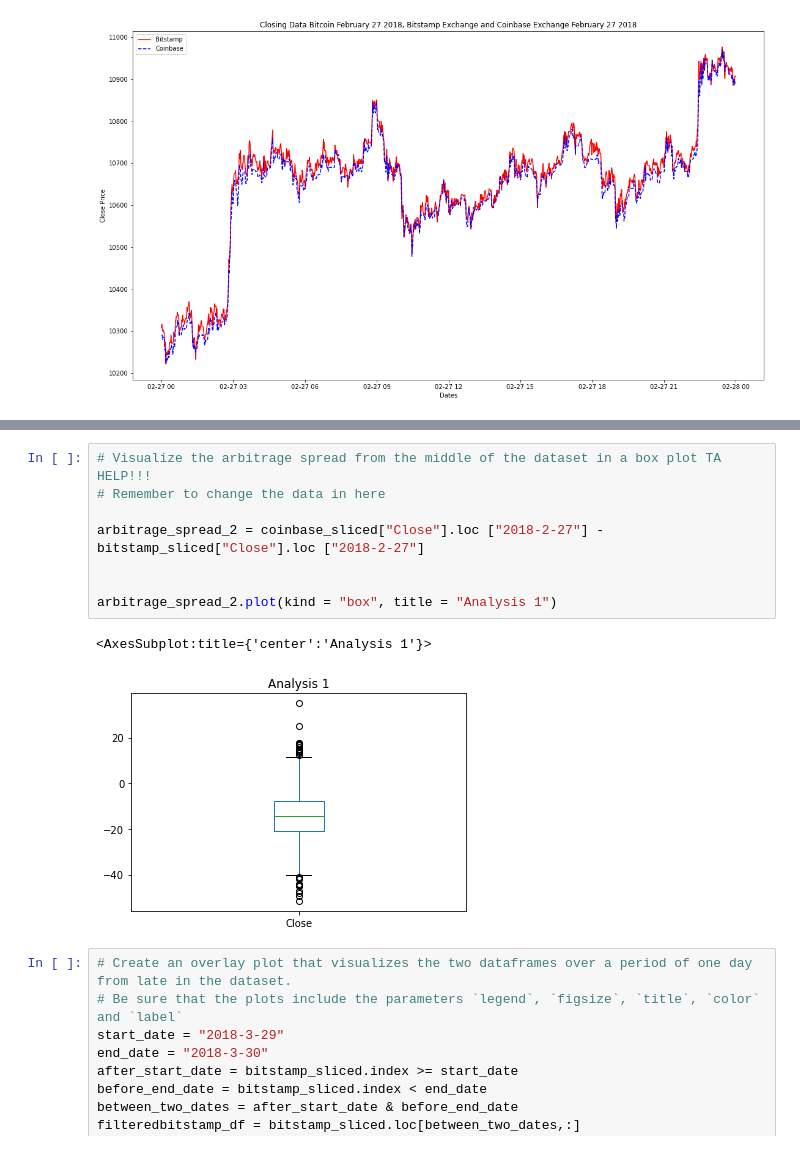
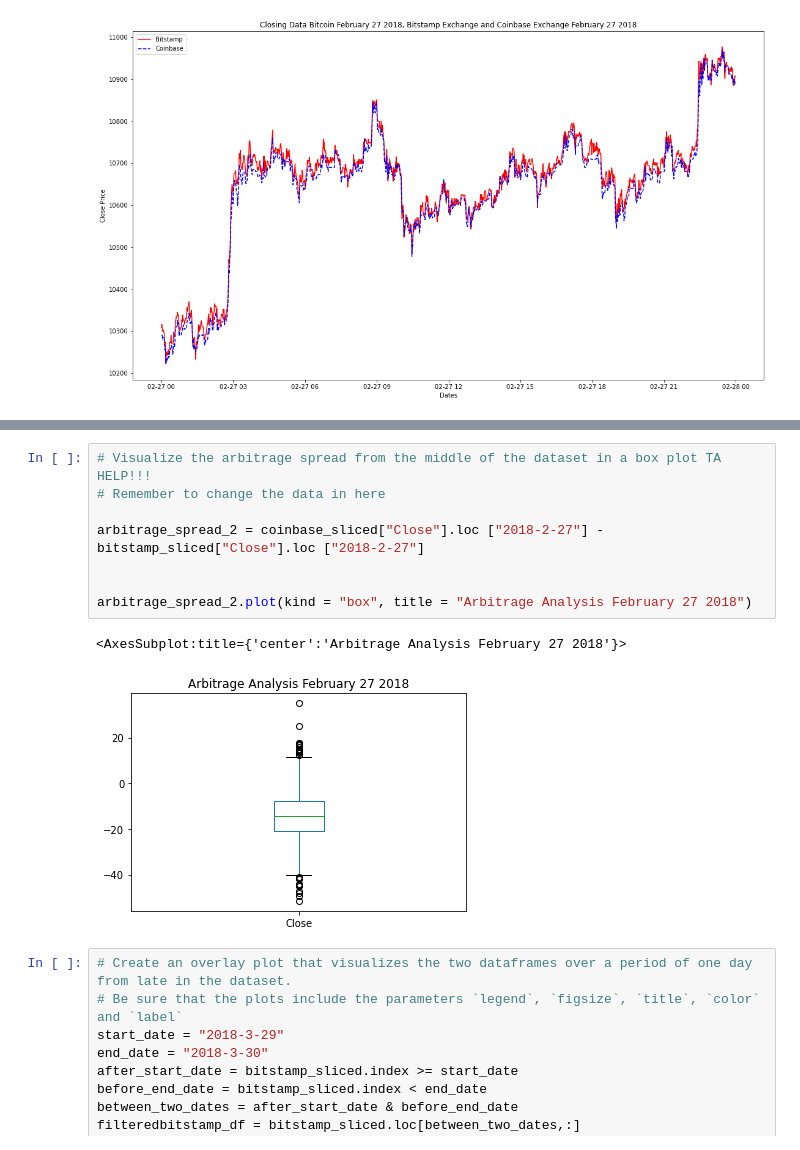
Before and after one commit to madhugirl/Crypto-Arbitrage-Opportunity, a Jupyter notebook: crypto_arbitrage.ipynb, the cells around one changed output, grey strips where cells are left out. Drawn from its saved outputs; the diff is of its cells as text.

```diff
--- a/crypto_arbitrage.ipynb
+++ b/crypto_arbitrage.ipynb
@@ -579,14 +566,14 @@ See the caveats in the documentation: https://pandas.pydata.org/pandas-docs/stab
 # %%
 # Visualize the arbitrage spread from the middle of the dataset in a box plot TA HELP!!!
 # Remember to change the data in here
 
 arbitrage_spread_2 = coinbase_sliced["Close"].loc ["2018-2-27"] - bitstamp_sliced["Close"].loc ["2018-2-27"]
 
 
-arbitrage_spread_2.plot(kind = "box", title = "Analysis 1")
+arbitrage_spread_2.plot(kind = "box", title = "Arbitrage Analysis February 27 2018")
 # %% [output]
-<AxesSubplot:title={'center':'Analysis 1'}>
+<AxesSubplot:title={'center':'Arbitrage Analysis February 27 2018'}>
-[figure, old version]
+[figure, new version]
 # %%
 # Create an overlay plot that visualizes the two dataframes over a period of one day from late in the dataset.
 # Be sure that the plots include the parameters `legend`, `figsize`, `title`, `color` and `label`
```
Also changed, not shown: parts of 6 cells of this notebook.
